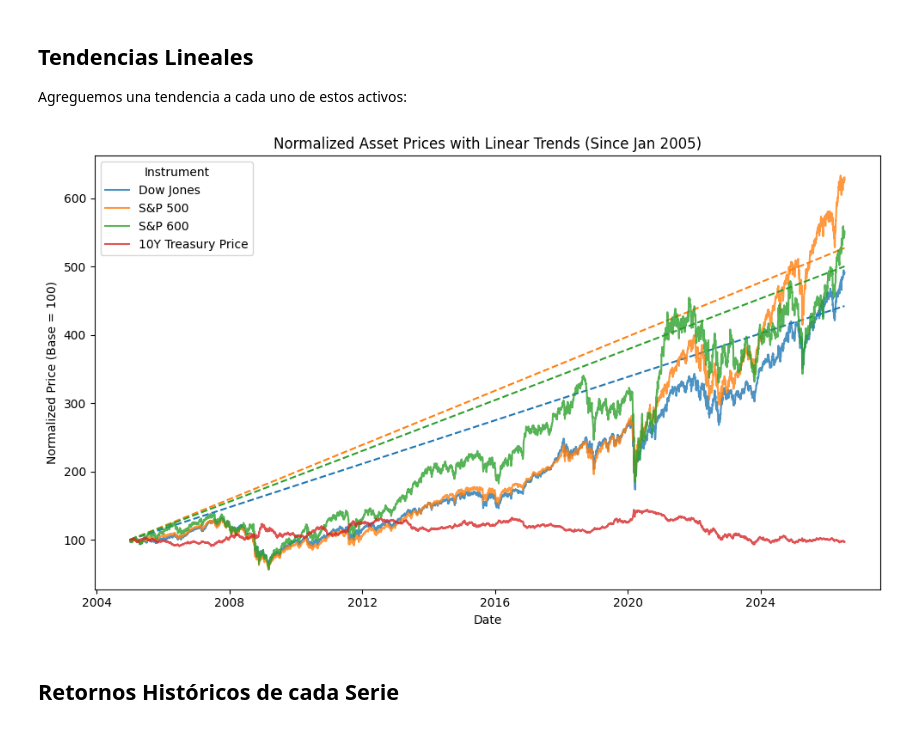
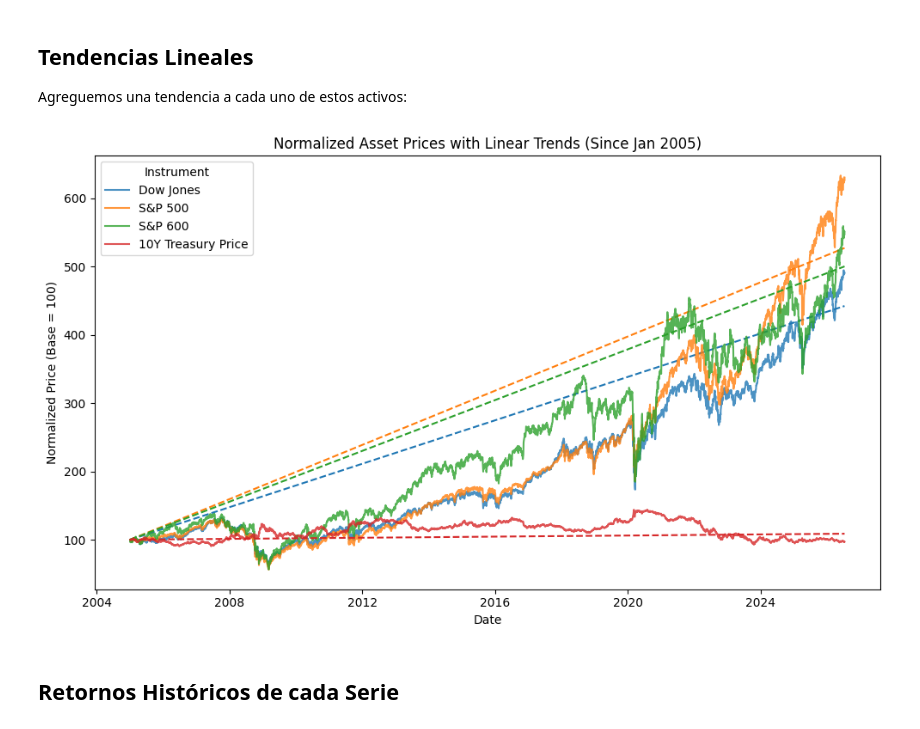
Before and after one commit to fdiaz1968/Finance-MBA, a Jupyter notebook: docs/clases/1_Riesgo_Retorno_Py.ipynb, the cells around one changed output. Cells and saved outputs as stored; diff of their text form; code cells hidden in the pictures.

Commit message:
Fix missing bond trend line in Python notebook
np.polyfit returns [nan, nan] if any input contains NaN, and the 10Y Treasury series has a few dates missing (bond-market holidays that aren't stock-market holidays) — silently blanking out its entire dashed trend line. Now fits only on the valid points.

Co-Authored-By: Claude Sonnet 5 <noreply@anthropic.com>

```diff
--- a/docs/clases/1_Riesgo_Retorno_Py.ipynb
+++ b/docs/clases/1_Riesgo_Retorno_Py.ipynb
@@ -166,26 +166,29 @@ Agreguemos una tendencia a cada uno de estos activos:
 # %%
 fig, ax = plt.subplots(figsize=(10, 6))
 
 days_since_start = (normalized_data.index - normalized_data.index.min()).days.values
 
 for col in normalized_data.columns:
     series = normalized_data[col]
-    coeffs = np.polyfit(days_since_start, series.values, 1)
+    valid = series.notna().values
+    x_valid, y_valid = days_since_start[valid], series.values[valid]
+
+    coeffs = np.polyfit(x_valid, y_valid, 1)
     trend = np.polyval(coeffs, days_since_start)
-    shift = series.values[0] - trend[0]
+    shift = y_valid[0] - np.polyval(coeffs, x_valid[0])
     trend = trend + shift
 
     line, = ax.plot(normalized_data.index, series, linewidth=1.5, alpha=0.8, label=col)
     ax.plot(normalized_data.index, trend, linestyle="--", linewidth=1.5, color=line.get_color())
 
 ax.set_title("Normalized Asset Prices with Linear Trends (Since Jan 2005)")
 ax.set_xlabel("Date")
 ax.set_ylabel("Normalized Price (Base = 100)")
 ax.legend(title="Instrument")
 plt.tight_layout()
 plt.show()
 # %% [output]
-[figure, old version]
+[figure, new version]
 # %% [markdown]
 ## Retornos Históricos de cada Serie
 # %%
```
